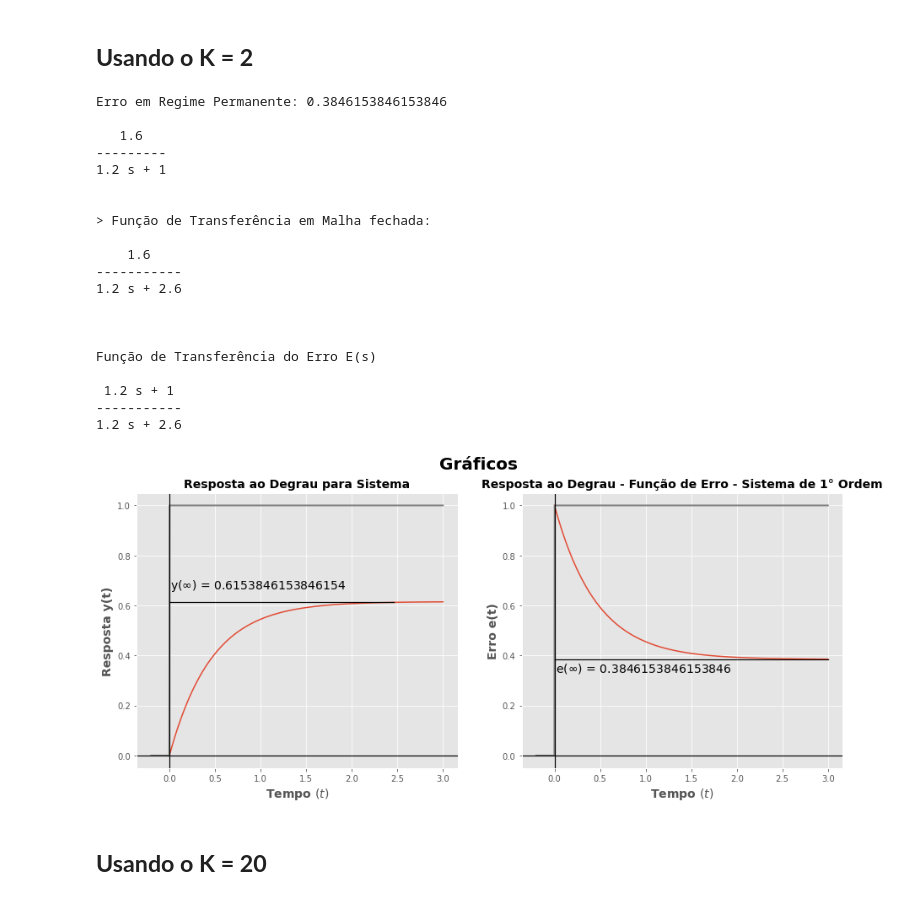
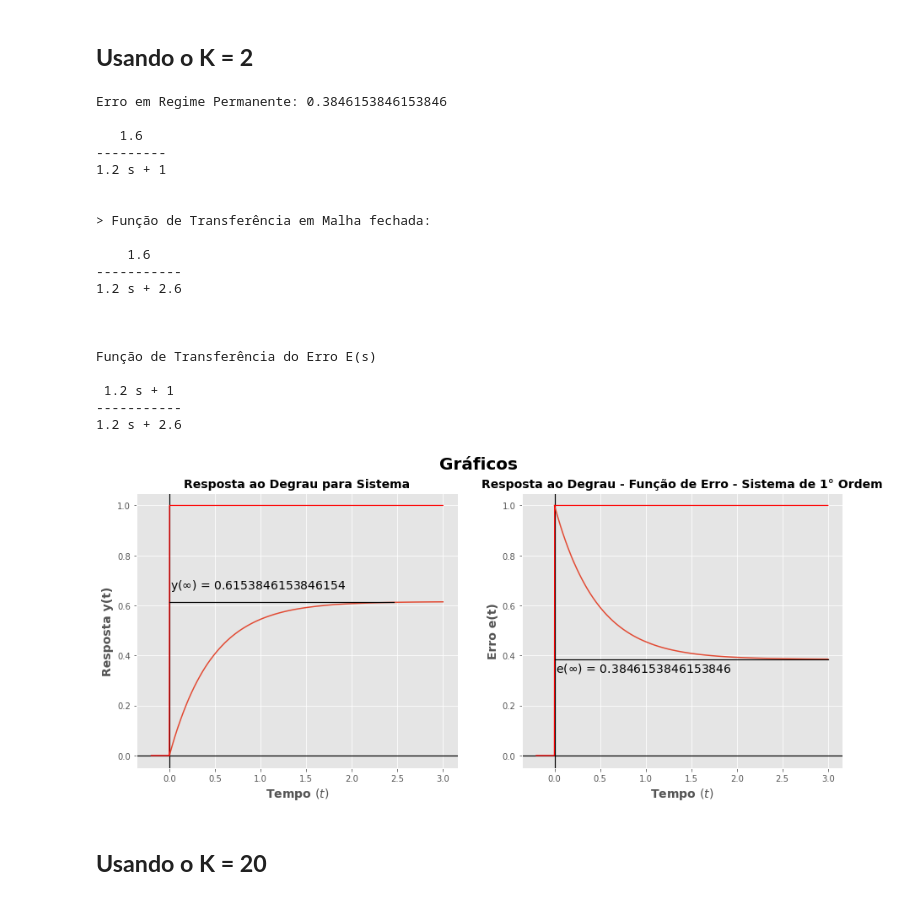
Before and after one commit to Oseiasdfarias/Modelagem_e_Simulacao_de_Sistemas, a Jupyter notebook: erro_regime_permanente_sistema_1ordem.ipynb, the cells around one changed output. Cells and saved outputs as stored; diff of their text form; code cells hidden in the pictures.

```diff
--- a/erro_regime_permanente_sistema_1ordem.ipynb
+++ b/erro_regime_permanente_sistema_1ordem.ipynb
@@ -245,21 +245,22 @@ y_inf = (K_p*K)/(1+(K_p*K))
 e_inf = 1/(1+K_p*K)
 print(f"Erro em Regime Permanente: {e_inf}")
 
-
 # Função de Transferência do Controlador Proporcional
 C_s = ctl.TransferFunction(K_p, 1)
-#print(C_s)
+# print(C_s)
 
 # Função de Transferência da Planta
 G_s = ctl.TransferFunction(K, [tau, 1])
-#print(G_s)
+# print(G_s)
 
 # Cria a Função de Transferência do Sensor
 P_s = ctl.TransferFunction([1.],[1.])
+# print(P_s)
 
 # Função de Transferência do Controlador Proporcional em série com a Planta
 H_s = ctl.series(C_s, G_s)
 print(H_s)
+# print(H_s)
 
 F_s = ctl.feedback(H_s, P_s, sign=-1);
 print(f"\n> Função de Transferência em Malha fechada:\n {F_s}")
@@ -283,15 +284,16 @@ plt.figure(figsize = ((15, 6)))
 plt.suptitle("Gráficos", fontweight="bold", fontsize = 20)
 
 ax1 = plt.subplot(1, 2, 1)
-plt.plot(t1, y1)
-plt.plot(Temp_deg, degrau, color = "gray", linewidth = 2.)
-
-ax1.plot([ y_inf*4, 0], [y_inf, y_inf],color='black', lw=1.2)
-ax1.text(0.01, y_inf+0.05, f"y$(\infty)$ = {y_inf}",fontsize=14)
 
 # Eixos x, y
 ax1.axhline(0, color='black', lw=1.2)
 ax1.axvline(0, color='black', lw=1.2)
+
+plt.plot(t1, y1)
+plt.plot(Temp_deg, degrau, color = "r", lw=1.2)
+
+ax1.plot([ y_inf*4, 0], [y_inf, y_inf],color='black', lw=1.2)
+ax1.text(0.01, y_inf+0.05, f"y$(\infty)$ = {y_inf}",fontsize=14)
 
 plt.title("Resposta ao Degrau para Sistema", fontweight="bold", fontsize = 14)
 plt.xlabel("Tempo $(t)$", fontweight="bold", fontsize = 14)
@@ -299,43 +301,44 @@ plt.ylabel("Resposta y(t)", fontweight="bold", fontsize = 14)
 
 # Plotagem do gráfico do erro
 ax = plt.subplot(1, 2, 2)
-plt.plot(t, y)
-plt.plot(Temp_deg, degrau, color = "gray", linewidth = 2.)
-
-ax.plot([ tau*2.5, 0], [e_inf, e_inf],color='black', lw=1.2)
-ax.text(0.01, e_inf-0.05, f"e$(\infty)$ = {e_inf}",fontsize=14)
 
 # Eixos x, y
 ax.axhline(0, color='black', lw=1.2)
 ax.axvline(0, color='black', lw=1.2)
+
+plt.plot(t, y)
+plt.plot(Temp_deg, degrau, color = "r", lw=1.2)
+
+ax.plot([ tau*2.5, 0], [e_inf, e_inf],color='black', lw=1.2)
+ax.text(0.01, e_inf-0.05, f"e$(\infty)$ = {e_inf}",fontsize=14)
 
 plt.title("Resposta ao Degrau - Função de Erro - Sistema de 1° Ordem", fontweight="bold", fontsize = 14)
 plt.xlabel("Tempo $(t)$", fontweight="bold", fontsize = 14)
 plt.ylabel("Erro e(t)", fontweight="bold", fontsize = 14)
 
 plt.show()
 # %% [output]
 Erro em Regime Permanente: 0.3846153846153846
 
    1.6
 ---------
 1.2 s + 1
 
 
 > Função de Transferência em Malha fechada:
 
     1.6
 -----------
 1.2 s + 2.6
 
 
 
 Função de Transferência do Erro E(s)
 
  1.2 s + 1
 -----------
 1.2 s + 2.6
-[figure, old version]
+[figure, new version]
 # %% [markdown]
 ## **Usando o K = 20**
 # %%
```
Also changed, not shown: parts of 2 cells of this notebook.
